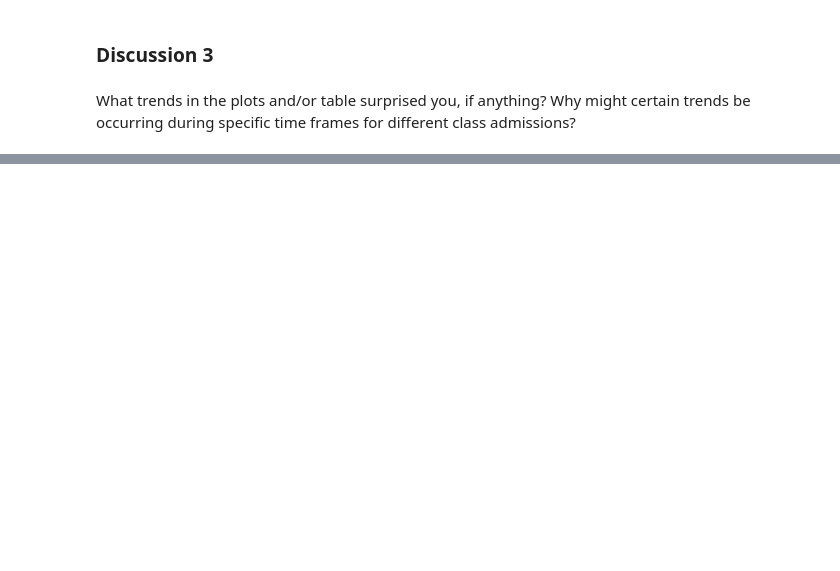
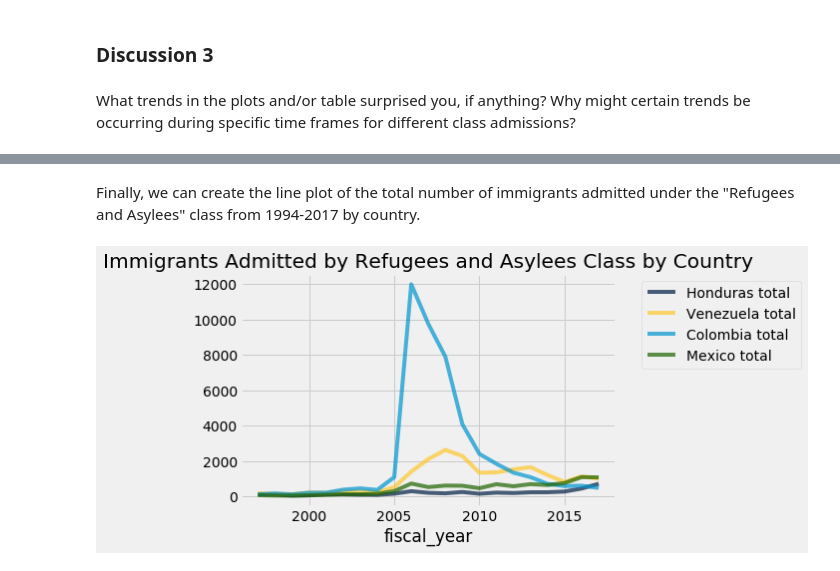
Before and after one commit to ds-modules/POLSCI-5, a Jupyter notebook: Immigration.ipynb, the cells around one changed output, grey strips where cells are left out. Drawn from its saved outputs; the diff is of its cells as text; code cells hidden in the pictures; blank space fills up the shorter version.

```diff
--- a/Immigration.ipynb
+++ b/Immigration.ipynb
@@ -539,0 +601,17 @@ What trends in the plots and/or table surprised you, if anything? Why might cert
+# %%
+mexico_refugee = class_admission.where('country', 'Mexico').where('type', 'Refugees and asylees').drop(0, 1)
+#Gets the subset of data for a specific country and only the ones with type "Refugees and asylees"
+mexico_refugee.relabel('total', 'Mexico total') #Relabels the column
+
+honduras_refugee = class_admission.where('country', 'Honduras').where('type', 'Refugees and asylees').drop(0, 1)
+#Gets the subset of data for a specific country and only the ones with type "Refugees and asylees"
+honduras_refugee.relabel('total', 'Honduras total') #Relabels the column
+
+venezuela_refugee = class_admission.where('country', 'Venezuela').where('type', 'Refugees and asylees').drop(0, 1)
+#Gets the subset of data for a specific country and only the ones with type "Refugees and asylees"
+venezuela_refugee.relabel('total', 'Venezuela total') #Relabels the column
+
+colombia_refugee = class_admission.where('country', 'Colombia').where('type', 'Refugees and asylees').drop(0, 1)
+#Gets the subset of data for a specific country and only the ones with type "Refugees and asylees"
+colombia_refugee.relabel('total', 'Colombia total') #Relabels the column
+colombia_refugee.show(5)
@@ -539,0 +628,3 @@ What trends in the plots and/or table surprised you, if anything? Why might cert
+# %%
+latin_refugees = honduras_refugee.join('fiscal_year', venezuela_refugee).join('fiscal_year', colombia_refugee).join('fiscal_year', mexico_refugee)
+latin_refugees.show(21)
@@ -539,0 +649,8 @@ What trends in the plots and/or table surprised you, if anything? Why might cert
+# %% [markdown]
+Finally, we can create the line plot of the total number of immigrants admitted under the "Refugees and Asylees" class from 1994-2017 by country.
+# %%
+latin_refugees.plot('fiscal_year')
+plt.title('Immigrants Admitted by Refugees and Asylees Class by Country')
+plt.show()
+# %% [output]
+[figure, added]
```
Also changed, not shown: parts of 41 cells of this notebook.
